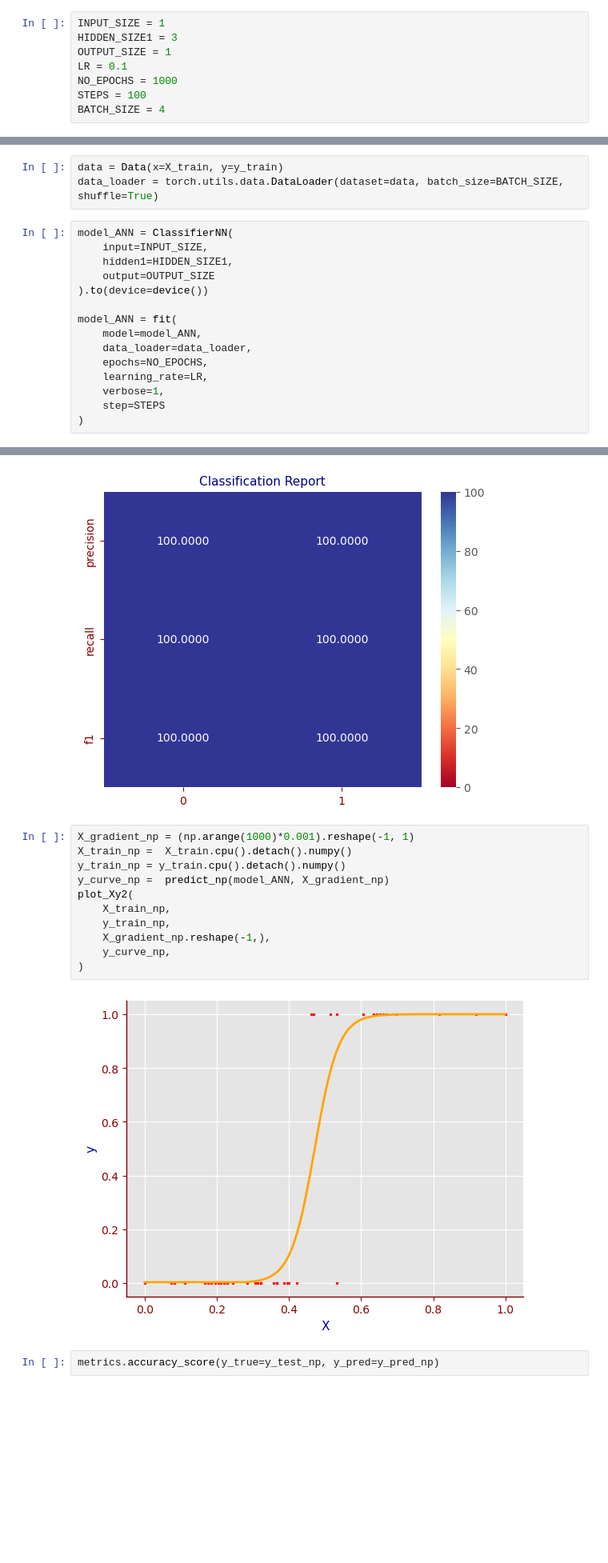
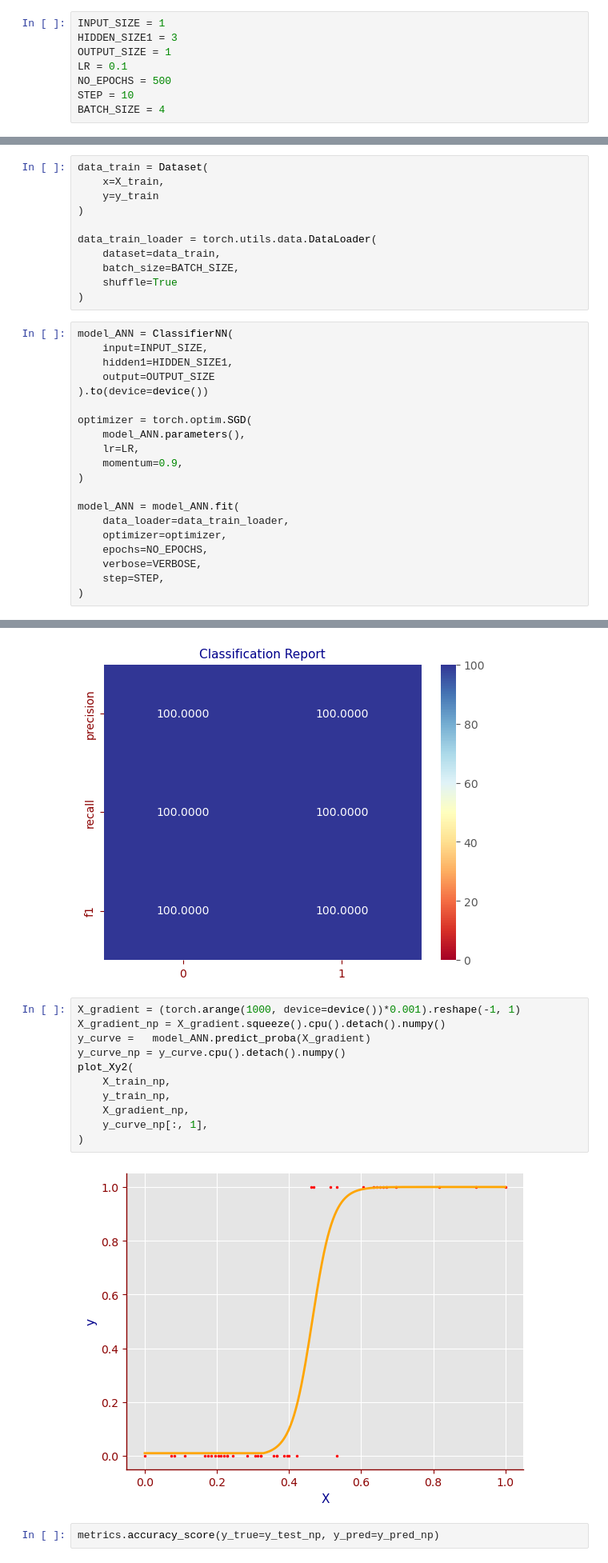
Before and after one commit to thaiduongngo/sunrise-notebooks, a Jupyter notebook: notebooks/ml_ann_pytorch.ipynb, the cells around one changed output, grey strips where cells are left out. Shown: that part at 80% size. Cells and saved outputs as stored; diff of their text form; blank space fills up the shorter version.

```diff
--- a/notebooks/ml_ann_pytorch.ipynb
+++ b/notebooks/ml_ann_pytorch.ipynb
@@ -254,7 +256,7 @@ INPUT_SIZE = 1
 HIDDEN_SIZE1 = 3
 OUTPUT_SIZE = 1
 LR = 0.1
-NO_EPOCHS = 1000
-STEPS = 100
+NO_EPOCHS = 500
+STEP = 10
 BATCH_SIZE = 4
 # %%
@@ -317,6 +355,14 @@ def predict_np(model, x):
 # %%
-data = Data(x=X_train, y=y_train)
-data_loader = torch.utils.data.DataLoader(dataset=data, batch_size=BATCH_SIZE, shuffle=True)
+data_train = Dataset(
+    x=X_train,
+    y=y_train
+)
+
+data_train_loader = torch.utils.data.DataLoader(
+    dataset=data_train,
+    batch_size=BATCH_SIZE,
+    shuffle=True
+)
 # %%
 model_ANN = ClassifierNN(
     input=INPUT_SIZE,
@@ -324,13 +370,18 @@ model_ANN = ClassifierNN(
     output=OUTPUT_SIZE
 ).to(device=device())
 
-model_ANN = fit(
-    model=model_ANN,
-    data_loader=data_loader,
+optimizer = torch.optim.SGD(
+    model_ANN.parameters(),
+    lr=LR,
+    momentum=0.9,
+)
+
+model_ANN = model_ANN.fit(
+    data_loader=data_train_loader,
+    optimizer=optimizer,
     epochs=NO_EPOCHS,
-    learning_rate=LR,
-    verbose=1,
-    step=STEPS
+    verbose=VERBOSE,
+    step=STEP,
 )
 # %% [output]
 ---START---
@@ -378,18 +427,18 @@ plot_classification(y_true=y_test_np, y_pred=y_pred_np)
 # %% [output]
 [figure]
 # %%
-X_gradient_np = (np.arange(1000)*0.001).reshape(-1, 1)
-X_train_np =  X_train.cpu().detach().numpy()
-y_train_np = y_train.cpu().detach().numpy()
-y_curve_np =  predict_np(model_ANN, X_gradient_np)
+X_gradient = (torch.arange(1000, device=device())*0.001).reshape(-1, 1)
+X_gradient_np = X_gradient.squeeze().cpu().detach().numpy()
+y_curve =   model_ANN.predict_proba(X_gradient)
+y_curve_np = y_curve.cpu().detach().numpy()
 plot_Xy2(
     X_train_np,
     y_train_np,
-    X_gradient_np.reshape(-1,),
-    y_curve_np,
+    X_gradient_np,
+    y_curve_np[:, 1],
 )
 # %% [output]
-[figure, old version]
+[figure, new version]
 # %%
 metrics.accuracy_score(y_true=y_test_np, y_pred=y_pred_np)
 # %% [output]
```
Also changed, not shown: parts of 14 cells of this notebook, 1 other file.
